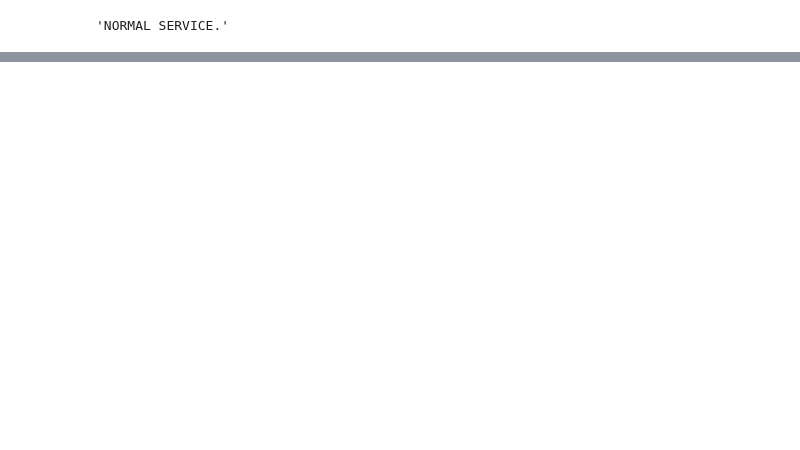
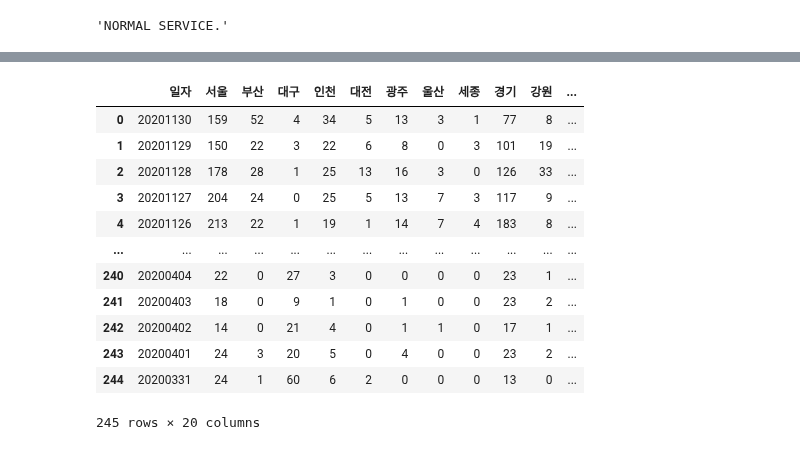
Before and after one commit to leele91/Data-Analysis-2020, a Jupyter notebook: 07.seoul/07.코로나.ipynb, the cells around one changed output, grey strips where cells are left out. Saved outputs shown, nothing was run; the diff lists cells and outputs as text; code cells hidden in the pictures; blank space fills up the shorter version.

```diff
--- a/07.seoul/07.코로나.ipynb
+++ b/07.seoul/07.코로나.ipynb
@@ -46,0 +234,8 @@ soup.find('resultMsg').string
+# %%
+start_date = '20200331'
+end_date = '20201130'
+# %%
+start_date = pd.to_datetime(start_date)
+end_date = pd.to_datetime(end_date)
+
+print((end_date-start_date).days)
@@ -46,0 +249,6 @@ soup.find('resultMsg').string
+# %%
+for j in range((end_date-start_date).days+1):
+    da = (end_date - datetime.timedelta(days=j)).strftime("%Y%m%d")
+    a_dict = {'일자':da, '서울':0, '부산':0, '대구':0, '인천':0,'대전':0, '광주':0, '울산':0, '세종':0, '경기':0,'강원':0, '충북':0,'충남':0, '경북':0, '경남':0,'전북':0,'전남':0,'제주':0}
+    print(f'{a_dict}')
+        # print(f'{a_dict}')
@@ -46,0 +273,35 @@ soup.find('resultMsg').string
+# %%
+"""cosi_dict_list = []
+
+for j in tqdm_notebook(range((end_date-start_date).days+1)):
+    da = (end_date - datetime.timedelta(days=j)).strftime("%Y%m%d")
+    a_dict = {'일자':da, '서울':0, '부산':0, '대구':0, '인천':0,'대전':0, '광주':0, '울산':0, '세종':0, '경기':0,'강원':0, '충북':0,'충남':0, '경북':0, '경남':0,'전북':0,'전남':0,'제주':0}
+    page = 1
+    corona_url = 'http://openapi.data.go.kr/openapi/service/rest/Covid19/getCovid19SidoInfStateJson'
+    url = f'{corona_url}?ServiceKey={govapi_key}&pageNo={page}&numOfRows=10&startCreateDt={da}&endCreateDt={da}'
+    result = requests.get(url)
+    soup = BeautifulSoup(result.text, 'xml')
+    cosi = soup.find_all('item')
+    for co in cosi:
+        area = co.find('gubun').get_text()
+        number = co.find('incDec').get_text()
+        a_dict[area] = number
+
+    cosi_dict_list.append(a_dict)
+dd = pd.DataFrame(cosi_dict_list)"""
+# %%
+dd
+# %% [output]
+|  | 일자 | 서울 | 부산 | 대구 | 인천 | 대전 | 광주 | 울산 | 세종 | 경기 | 강원 | ... |
+| 0 | 20201130 | 159 | 52 | 4 | 34 | 5 | 13 | 3 | 1 | 77 | 8 | ... |
+| 1 | 20201129 | 150 | 22 | 3 | 22 | 6 | 8 | 0 | 3 | 101 | 19 | ... |
+| 2 | 20201128 | 178 | 28 | 1 | 25 | 13 | 16 | 3 | 0 | 126 | 33 | ... |
+| 3 | 20201127 | 204 | 24 | 0 | 25 | 5 | 13 | 7 | 3 | 117 | 9 | ... |
+| 4 | 20201126 | 213 | 22 | 1 | 19 | 1 | 14 | 7 | 4 | 183 | 8 | ... |
+| ... | ... | ... | ... | ... | ... | ... | ... | ... | ... | ... | ... | ... |
+| 240 | 20200404 | 22 | 0 | 27 | 3 | 0 | 0 | 0 | 0 | 23 | 1 | ... |
+| 241 | 20200403 | 18 | 0 | 9 | 1 | 0 | 1 | 0 | 0 | 23 | 2 | ... |
+| 242 | 20200402 | 14 | 0 | 21 | 4 | 0 | 1 | 1 | 0 | 17 | 1 | ... |
+| 243 | 20200401 | 24 | 3 | 20 | 5 | 0 | 4 | 0 | 0 | 23 | 2 | ... |
+| 244 | 20200331 | 24 | 1 | 60 | 6 | 2 | 0 | 0 | 0 | 13 | 0 | ... |
+245 rows × 20 columns
```
Also changed, not shown: parts of 27 cells of this notebook.
